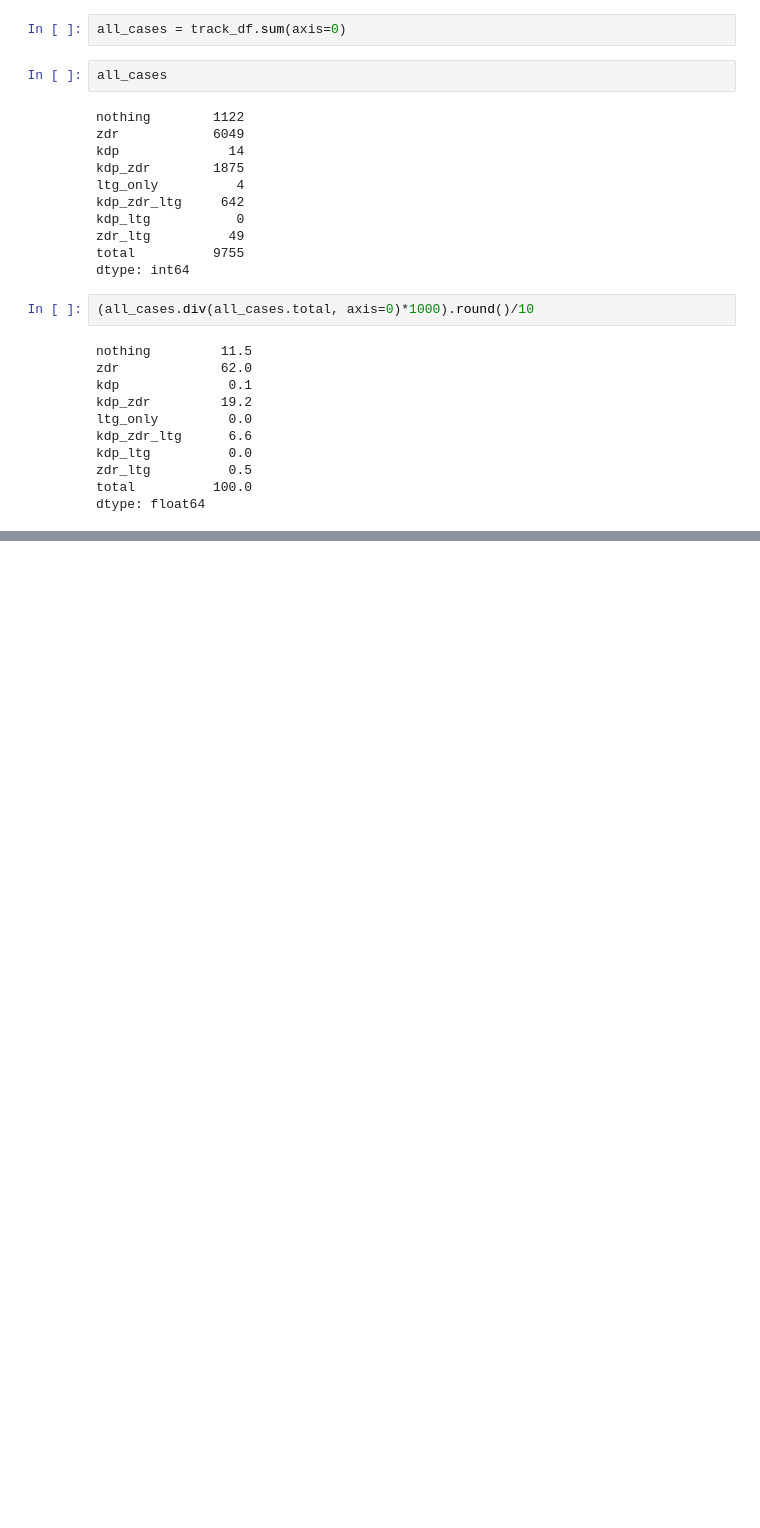
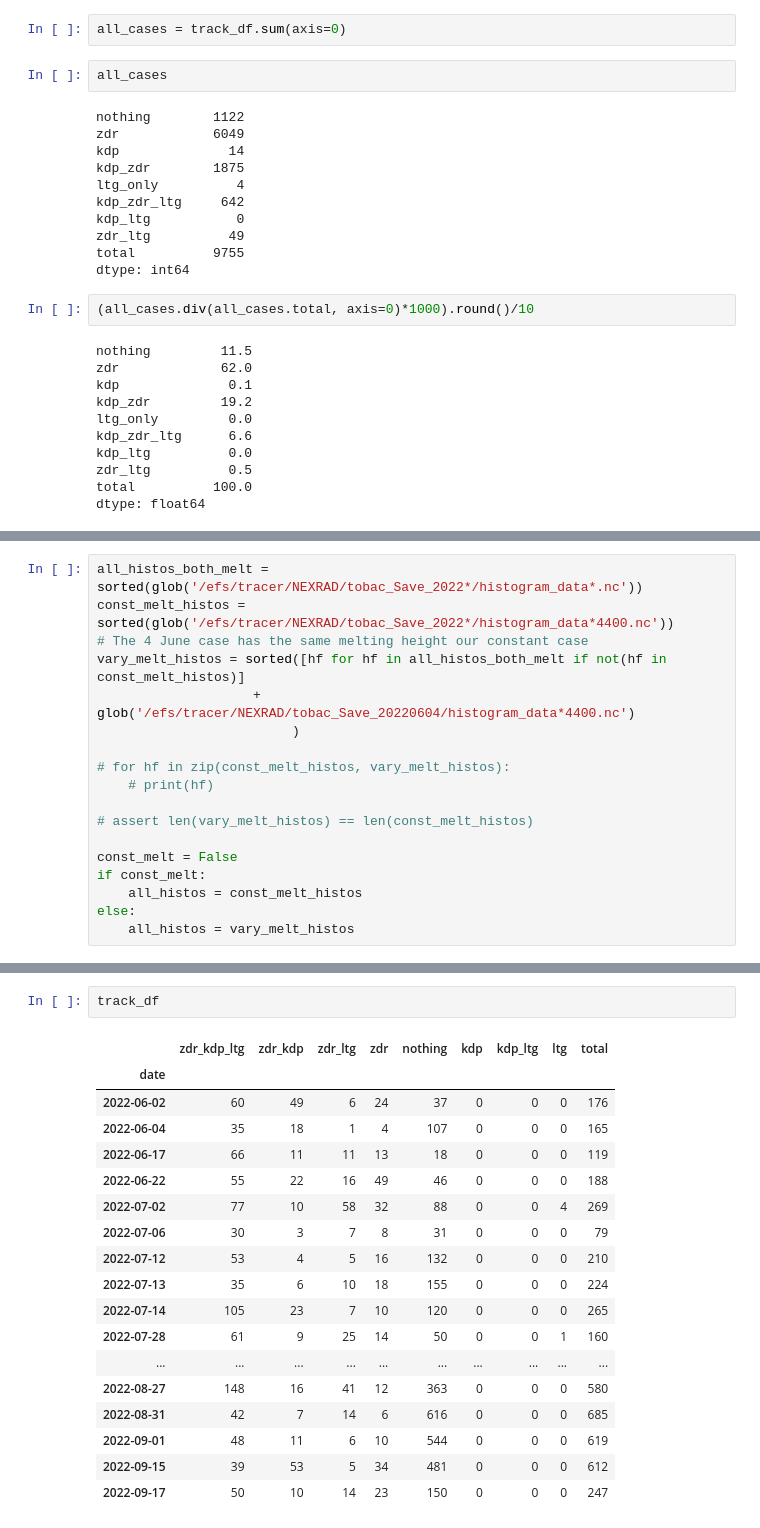
Before and after one commit to deeplycloudy/TRACER-PAWS-NEXRAD-LMA, a Jupyter notebook: notebooks/cases/track_stats.ipynb, the cells around one changed output, grey strips where cells are left out. Cells and saved outputs as stored; diff of their text form; blank space fills up the shorter version.

```diff
--- a/notebooks/cases/track_stats.ipynb
+++ b/notebooks/cases/track_stats.ipynb
@@ -126,0 +129,18 @@ dtype: float64
+# %%
+all_histos_both_melt = sorted(glob('/efs/tracer/NEXRAD/tobac_Save_2022*/histogram_data*.nc'))
+const_melt_histos = sorted(glob('/efs/tracer/NEXRAD/tobac_Save_2022*/histogram_data*4400.nc'))
+# The 4 June case has the same melting height our constant case
+vary_melt_histos = sorted([hf for hf in all_histos_both_melt if not(hf in const_melt_histos)]
+                    + glob('/efs/tracer/NEXRAD/tobac_Save_20220604/histogram_data*4400.nc')
+                         )
+
+# for hf in zip(const_melt_histos, vary_melt_histos):
+    # print(hf)
+
+# assert len(vary_melt_histos) == len(const_melt_histos)
+
+const_melt = False
+if const_melt:
+    all_histos = const_melt_histos
+else:
+    all_histos = vary_melt_histos
@@ -126,0 +175,21 @@ dtype: float64
+# %%
+track_df
+# %% [output]
+|  | zdr_kdp_ltg | zdr_kdp | zdr_ltg | zdr | nothing | kdp | kdp_ltg | ltg | total |
+| date |  |  |  |  |  |  |  |  |  |
+| 2022-06-02 | 60 | 49 | 6 | 24 | 37 | 0 | 0 | 0 | 176 |
+| 2022-06-04 | 35 | 18 | 1 | 4 | 107 | 0 | 0 | 0 | 165 |
+| 2022-06-17 | 66 | 11 | 11 | 13 | 18 | 0 | 0 | 0 | 119 |
+| 2022-06-22 | 55 | 22 | 16 | 49 | 46 | 0 | 0 | 0 | 188 |
+| 2022-07-02 | 77 | 10 | 58 | 32 | 88 | 0 | 0 | 4 | 269 |
+| 2022-07-06 | 30 | 3 | 7 | 8 | 31 | 0 | 0 | 0 | 79 |
+| 2022-07-12 | 53 | 4 | 5 | 16 | 132 | 0 | 0 | 0 | 210 |
+| 2022-07-13 | 35 | 6 | 10 | 18 | 155 | 0 | 0 | 0 | 224 |
+| 2022-07-14 | 105 | 23 | 7 | 10 | 120 | 0 | 0 | 0 | 265 |
+| 2022-07-28 | 61 | 9 | 25 | 14 | 50 | 0 | 0 | 1 | 160 |
+| ... | ... | ... | ... | ... | ... | ... | ... | ... | ... |
+| 2022-08-27 | 148 | 16 | 41 | 12 | 363 | 0 | 0 | 0 | 580 |
+| 2022-08-31 | 42 | 7 | 14 | 6 | 616 | 0 | 0 | 0 | 685 |
+| 2022-09-01 | 48 | 11 | 6 | 10 | 544 | 0 | 0 | 0 | 619 |
+| 2022-09-15 | 39 | 53 | 5 | 34 | 481 | 0 | 0 | 0 | 612 |
+| 2022-09-17 | 50 | 10 | 14 | 23 | 150 | 0 | 0 | 0 | 247 |
```
Also changed, not shown: parts of 8 cells of this notebook, 1 other file.
